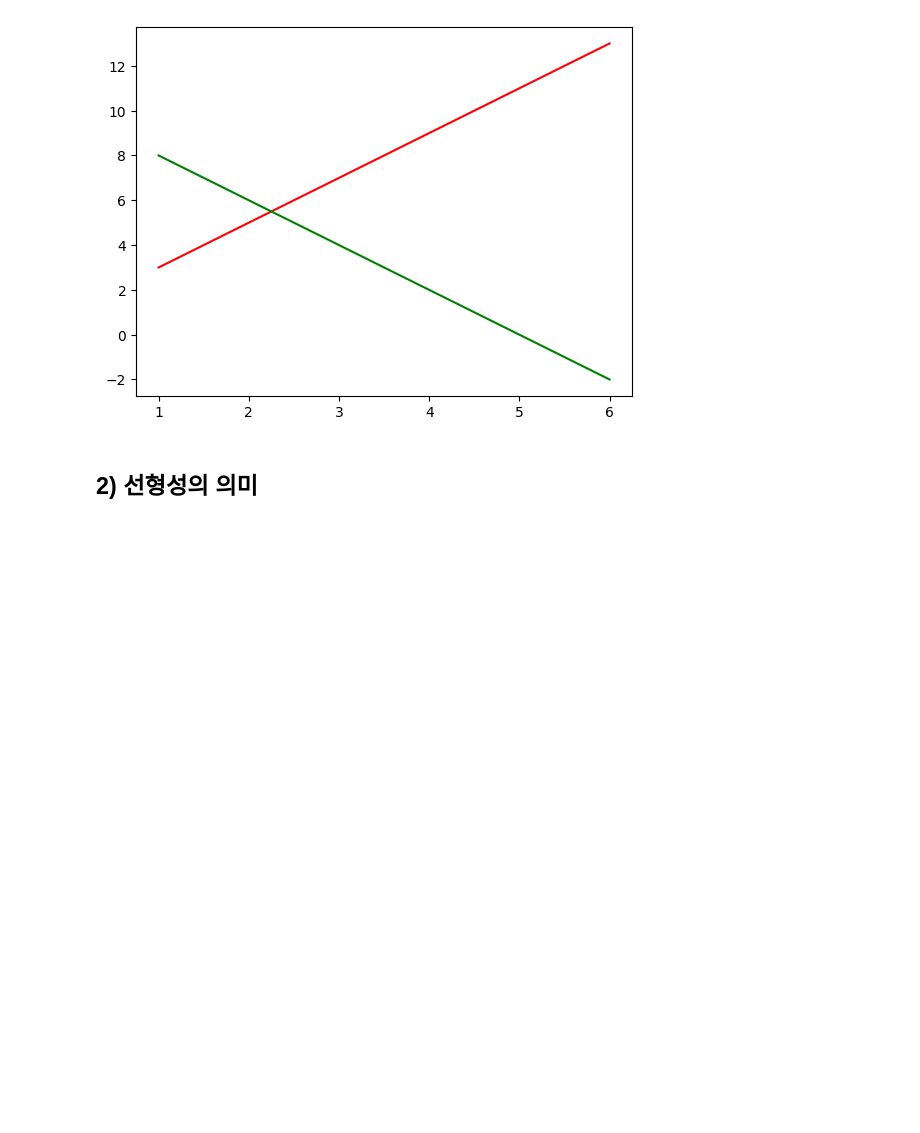
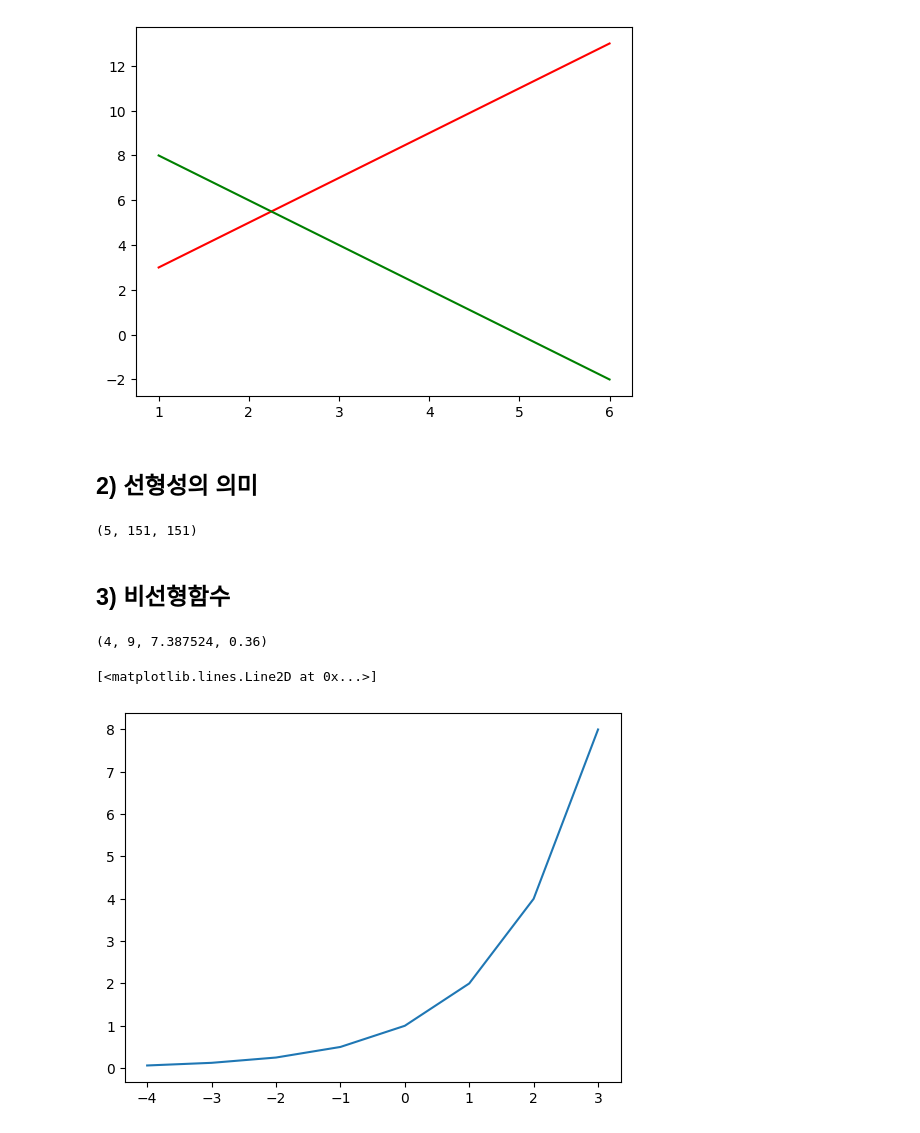
Before and after one commit to AndrewHuston0/Study_Python, a Jupyter notebook: Python/비전공자를_위한_수학_통계_기초.ipynb, the cells around one changed output. Drawn from its saved outputs; the diff is of its cells as text; code cells hidden in the pictures; blank space fills up the shorter version.

```diff
--- a/Python/비전공자를_위한_수학_통계_기초.ipynb
+++ b/Python/비전공자를_위한_수학_통계_기초.ipynb
@@ -106,3 +106,43 @@ plt.plot(x,y2, 'g') # -2*x + 10, 초록선으로 그려라
 [figure]
 # %% [markdown]
 ## 2) 선형성의 의미
+# %%
+# 선형함수라면 선형함수들을 여러번 결합하더라도 결국 선형이 됨 f0 = f3(f2(f1))
+
+def f1(x):
+  return 2*x +1
+
+def f2(x):
+  return 4*x +5
+
+def f3(x):
+  return 3*x +4
+
+def f0(x):
+  return 24*x +31
+
+x = 5 # 임의의 값에 대해서 모두 동일한 값이 나옴
+
+x, f3(f2(f1(x))), f0(x)
+# %% [output]
+(5, 151, 151)
+# %% [markdown]
+## 3) 비선형함수
+# %%
+# 지수함수
+
+def exp(a,x) :
+  return a**x
+
+exp(2,2), exp(3,2), exp(2.718,2), exp(0.6,2)
+# %% [output]
+(4, 9, 7.387524, 0.36)
+# %%
+# 비선형함수를 확인하기 위해서는 x 하나의 값이 아니라, 특정 범위의 값을 다 확인을 해봐야 하기 때문에
+x = range(-4,4) # 실수값을 보고 싶지만 range함수는 실수값을 지원하지 않음 => 따라서 함수를 직접 만들어야 함
+y = [exp(2,i) for i in x]
+
+plt.plot(x,y) # plot함수는 연속으로 그리는 게 아니라 점을 연결하는 것 뿐임
+# %% [output]
+[<matplotlib.lines.Line2D at 0x...>]
+[figure, added]
```
Also changed, not shown: parts of 1 cell of this notebook.
